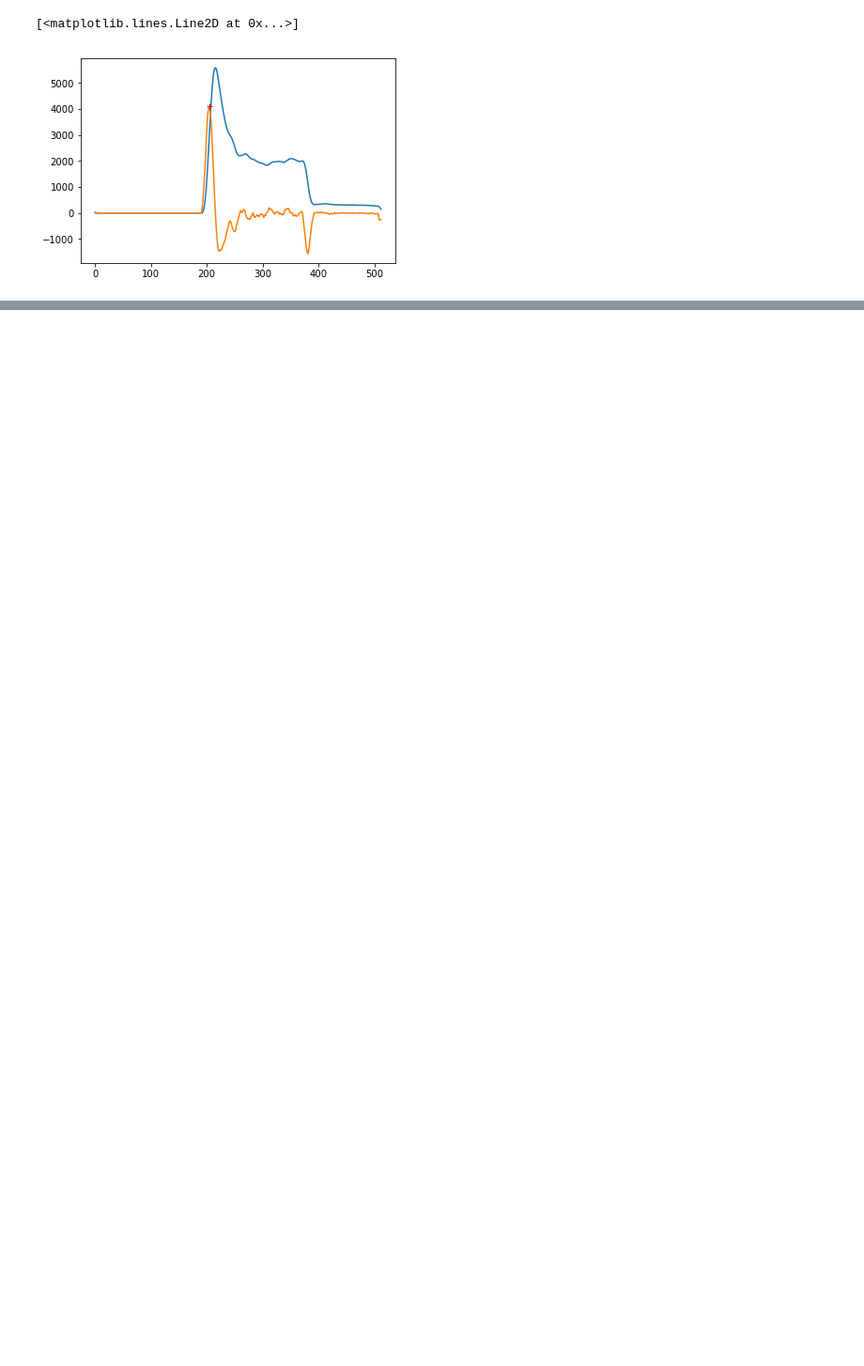
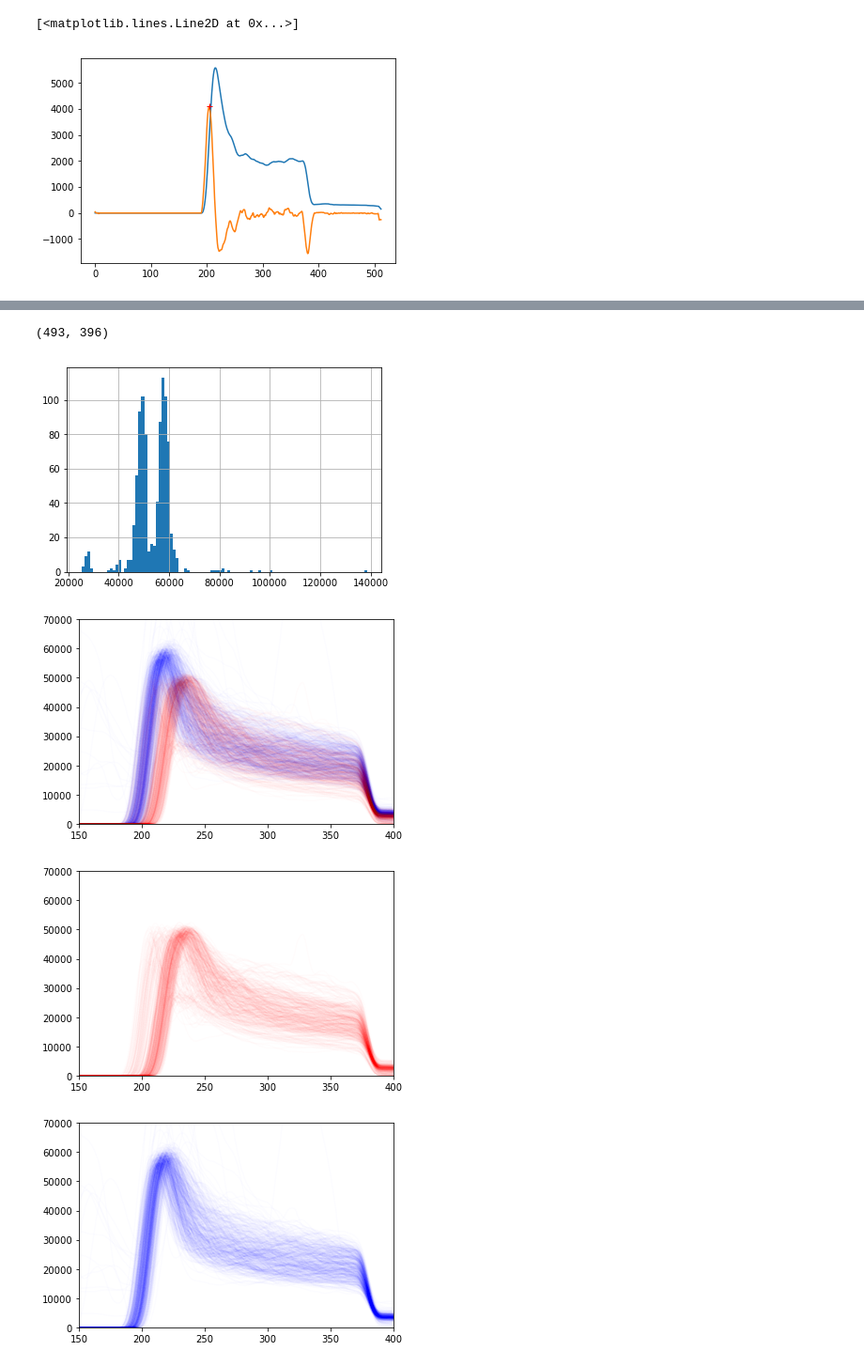
Before and after one commit to tbjc1magic/tbjcATTPCroot2, a Jupyter notebook: tbjcAnalysis/LeadingEdge.ipynb, the cells around one changed output, grey strips where cells are left out. Shown: that part at 94% size. Cells and saved outputs as stored; diff of their text form; code cells hidden in the pictures; blank space fills up the shorter version.

```diff
--- a/tbjcAnalysis/LeadingEdge.ipynb
+++ b/tbjcAnalysis/LeadingEdge.ipynb
@@ -90,0 +147,27 @@ convol_df.iloc[:,1:].T.plot(c=(1,0,0,0.01),legend=False)
+# %%
+tmp = tmp1_df.ix[peakdf[(peakdf['pos']>190)&((peakdf['pos']<225))]['EventID']]
+heights = tmp.iloc[:,1:-1].max(axis=1)
+heights.hist(bins=100)
+#tmp[heights<52500].iloc[:,1:-1]
+#tmp[heights<52500].iloc[:,1:-1].T.plot(legend=None)
+plt.figure()
+plt.plot(tmp[heights>52500].iloc[:,1:-1].T.values,c=(0,0,1,0.01));
+plt.plot(tmp[heights<52500].iloc[:,1:-1].T.values,c=(1,0,0,0.01));
+plt.xlim([150,400])
+plt.ylim([0,70000])
+plt.figure()
+plt.plot(tmp[heights<52500].iloc[:,1:-1].T.values,c=(1,0,0,0.01));
+plt.xlim([150,400])
+plt.ylim([0,70000])
+plt.figure()
+plt.plot(tmp[heights>52500].iloc[:,1:-1].T.values,c=(0,0,1,0.01));
+plt.xlim([150,400])
+plt.ylim([0,70000])
+
+sum((heights>52500)&(heights<70000)),sum((heights<52500)&(heights>40000))
+# %% [output]
+(493, 396)
+[figure, added]
+[figure, added]
+[figure, added]
+[figure, added]
```
Also changed, not shown: parts of 12 cells of this notebook, 5 other files.
